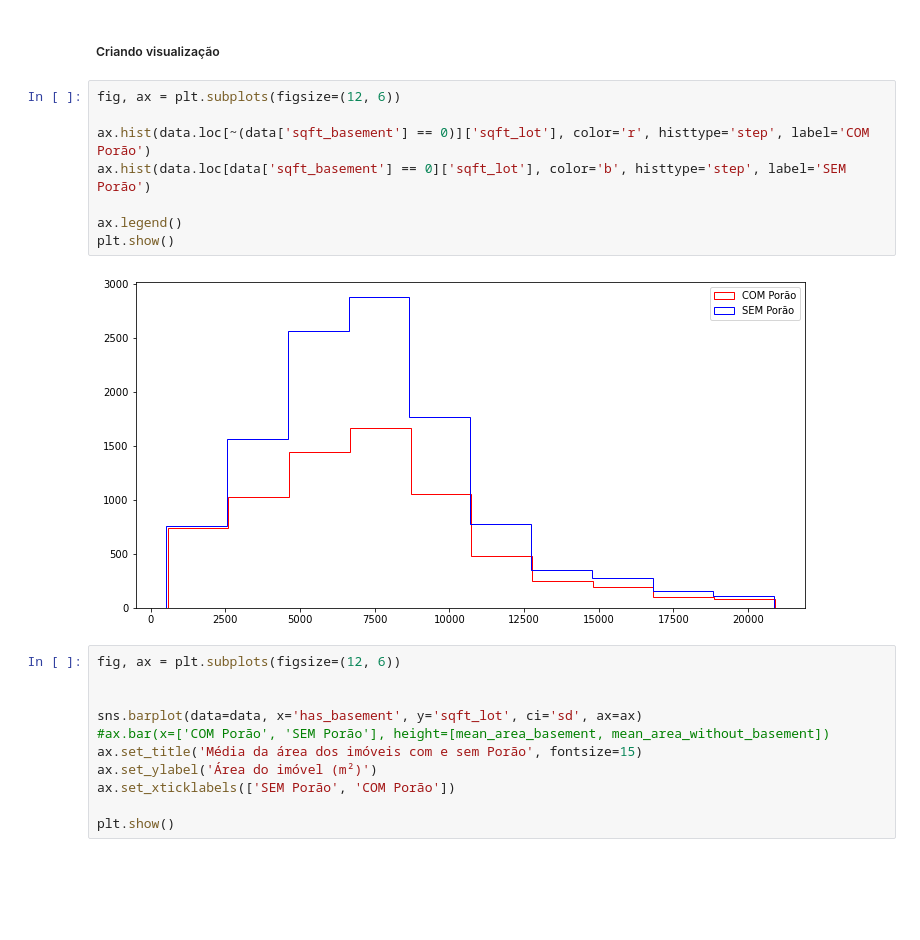
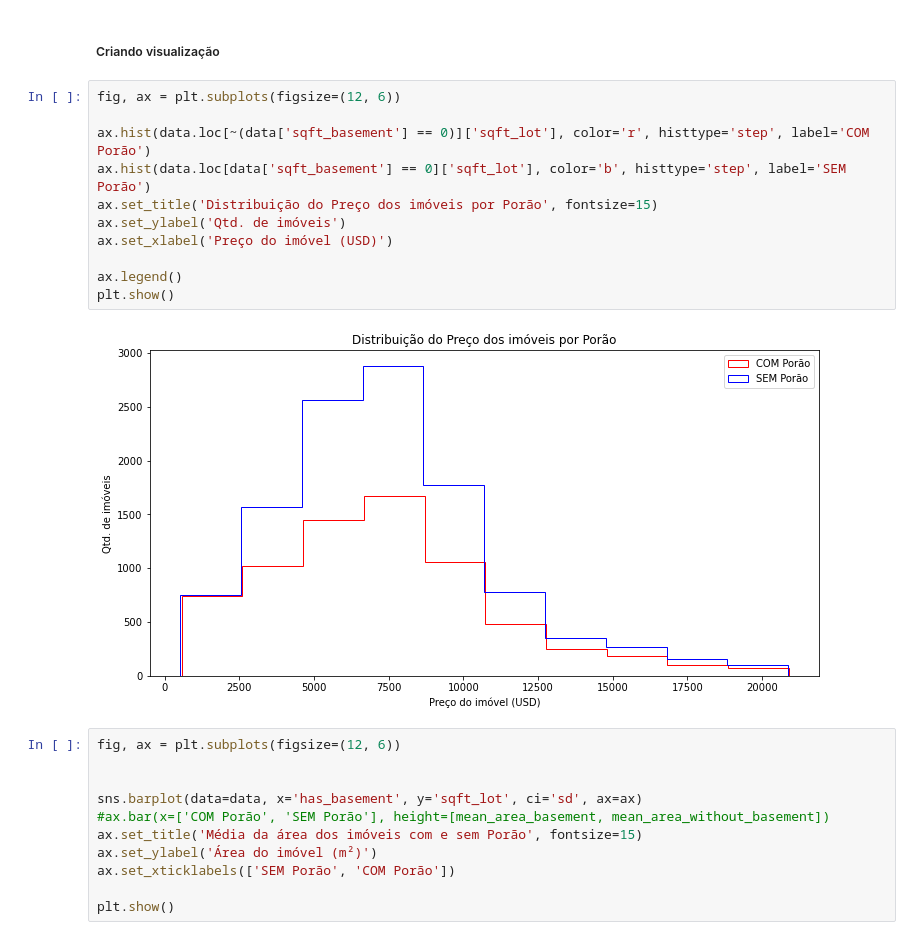
Before and after one commit to GustavoBarros11/house-rocket-insights-project, a Jupyter notebook: notebook.ipynb, the cells around one changed output. Drawn from its saved outputs; the diff is of its cells as text; blank space fills up the shorter version.

```diff
--- a/notebook.ipynb
+++ b/notebook.ipynb
@@ -601,13 +602,16 @@ h3_result = diff_mean(mean_area_basement, mean_area_without_basement)
 # %%
 fig, ax = plt.subplots(figsize=(12, 6))
 
 ax.hist(data.loc[~(data['sqft_basement'] == 0)]['sqft_lot'], color='r', histtype='step', label='COM Porão')
 ax.hist(data.loc[data['sqft_basement'] == 0]['sqft_lot'], color='b', histtype='step', label='SEM Porão')
+ax.set_title('Distribuição do Preço dos imóveis por Porão', fontsize=15)
+ax.set_ylabel('Qtd. de imóveis')
+ax.set_xlabel('Preço do imóvel (USD)')
 
 ax.legend()
 plt.show()
 # %% [output]
-[figure, old version]
+[figure, new version]
 # %%
 fig, ax = plt.subplots(figsize=(12, 6))
 
```
Also changed, not shown: parts of 4 cells of this notebook, 1 other file.
